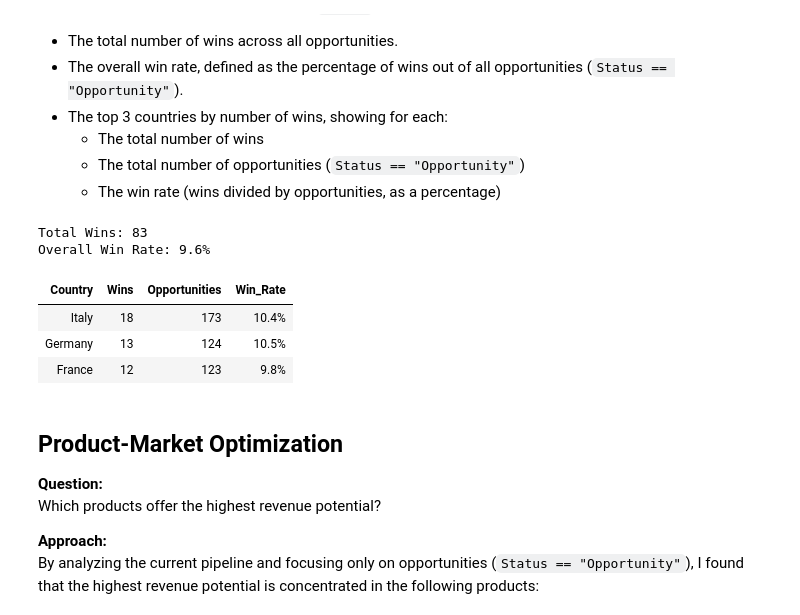
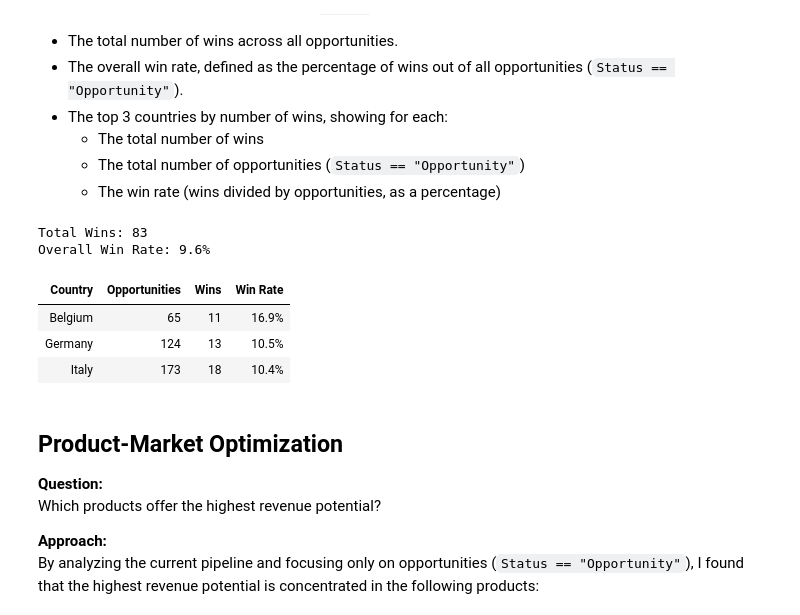
Before and after one commit to FarooqSyed0/CRM_Sales_Pipeline, a Jupyter notebook: src/impact_questions.ipynb, the cells around one changed output. Cells and saved outputs as stored; diff of their text form; code cells hidden in the pictures.

```diff
--- a/src/impact_questions.ipynb
+++ b/src/impact_questions.ipynb
@@ -143,42 +143,47 @@ wins_df = df[df['Stage'].str.lower() == 'won']
 total_wins = wins_df.shape[0]
 total_opps = opps_df.shape[0]
 
 # Overall win rate percentage
 win_rate = (total_wins / total_opps) * 100
 
 print(f"Total Wins: {total_wins}")
 print(f"Overall Win Rate: {win_rate:.1f}%")
 
 # Top 3 countries by number of wins
 country_wins = wins_df['Country'].value_counts().reset_index()
 country_wins.columns = ['Country', 'Wins']
 
 # Number of opportunities per country
 country_opps = opps_df['Country'].value_counts().reset_index()
 country_opps.columns = ['Country', 'Opportunities']
 
 # Merge and calculate win rate per country
 country_stats = pd.merge(country_wins, country_opps, on='Country')
-country_stats['Win_Rate'] = (country_stats['Wins'] / country_stats['Opportunities']) * 100
-country_stats['Win_Rate'] = country_stats['Win_Rate'].map('{:.1f}%'.format)
+country_stats['Win Rate'] = (country_stats['Wins'] / country_stats['Opportunities']) * 100
+country_stats['Win Rate'] = country_stats['Win Rate'].map('{:.1f}%'.format)
 
-# Top 3 countries by wins
-top3 = country_stats.sort_values('Wins', ascending=False).head(3).reset_index(drop=True)
+# Reorder columns: Country, Opportunities, Wins, Win Rate
+country_stats = country_stats[['Country', 'Opportunities', 'Wins', 'Win Rate']]
+
+# Sort by win rate descending (need numeric sort, so recalculate)
+country_stats['Win Rate (num)'] = (country_stats['Wins'] / country_stats['Opportunities']) * 100
+country_stats = country_stats.sort_values('Win Rate (num)', ascending=False).head(3).reset_index(drop=True)
+country_stats = country_stats.drop(columns=['Win Rate (num)'])
 
 # Center all columns and remove index
 styles = [
     {'selector': 'th', 'props': [('text-align', 'center')]},
     {'selector': 'td', 'props': [('text-align', 'center')]}
 ]
 
-display(HTML(top3.style.set_table_styles(styles).hide(axis='index').to_html()))
+display(HTML(country_stats.style.set_table_styles(styles).hide(axis='index').to_html()))
 # %% [output]
 Total Wins: 83
 Overall Win Rate: 9.6%
-| Country | Wins | Opportunities | Win_Rate |
-| Italy | 18 | 173 | 10.4% |
-| Germany | 13 | 124 | 10.5% |
-| France | 12 | 123 | 9.8% |
+| Country | Opportunities | Wins | Win Rate |
+| Belgium | 65 | 11 | 16.9% |
+| Germany | 124 | 13 | 10.5% |
+| Italy | 173 | 18 | 10.4% |
 # %% [markdown]
 ## Product-Market Optimization
 
```
Also changed, not shown: parts of 1 cell of this notebook.
